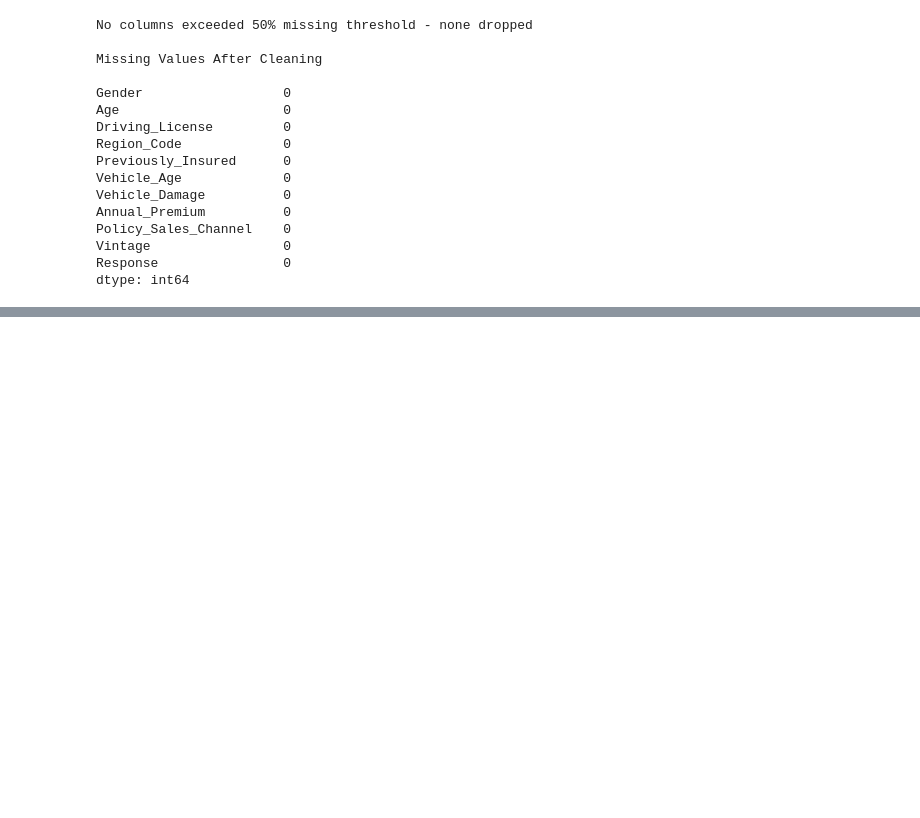
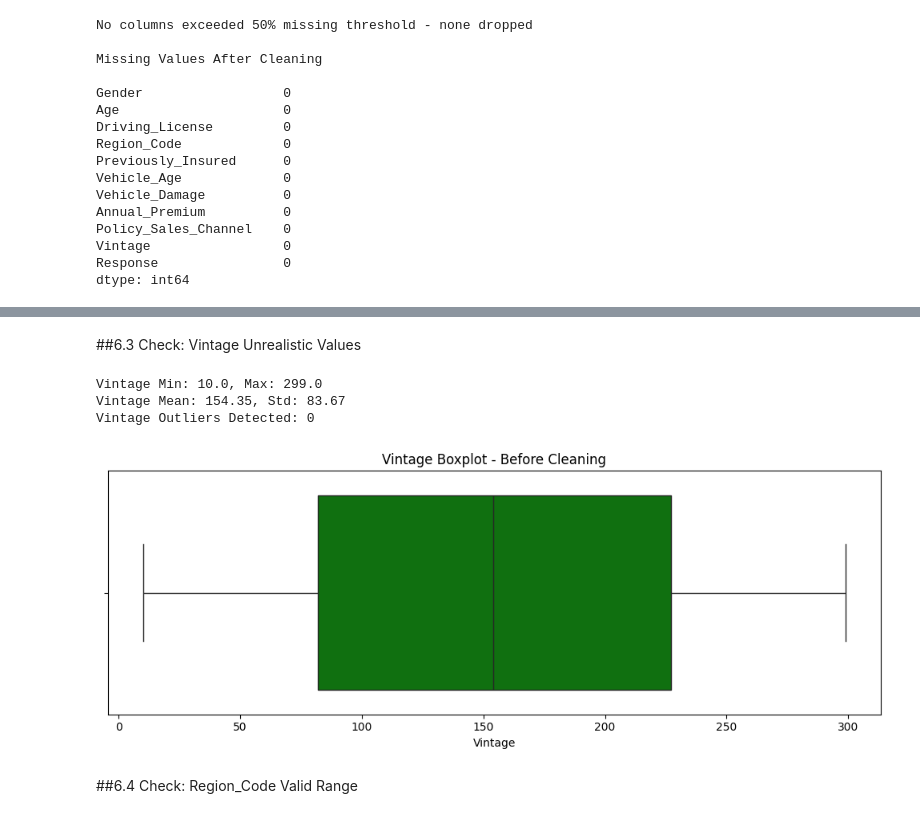
Before and after one commit to unsajamil/Dataset, a Jupyter notebook: Untitled1.ipynb, the cells around one changed output, grey strips where cells are left out. Saved outputs shown, nothing was run; the diff lists cells and outputs as text; code cells hidden in the pictures; blank space fills up the shorter version.

```diff
--- a/Untitled1.ipynb
+++ b/Untitled1.ipynb
@@ -297,0 +443,24 @@ dtype: int64
+# %% [markdown]
+##6.3 Check: Vintage Unrealistic Values
+# %%
+print(f"Vintage Min: {df['Vintage'].min()}, Max: {df['Vintage'].max()}")
+print(f"Vintage Mean: {df['Vintage'].mean():.2f}, Std: {df['Vintage'].std():.2f}")
+
+Q1 = df['Vintage'].quantile(0.25)
+Q3 = df['Vintage'].quantile(0.75)
+IQR = Q3 - Q1
+vintage_outliers = df[(df['Vintage'] < (Q1 - 1.5 * IQR)) | (df['Vintage'] > (Q3 + 1.5 * IQR))]
+print(f"Vintage Outliers Detected: {len(vintage_outliers)}")
+
+plt.figure(figsize=(10, 4))
+sns.boxplot(x=df['Vintage'], color='green')
+plt.title('Vintage Boxplot - Before Cleaning')
+plt.tight_layout()
+plt.show()
+# %% [output]
+Vintage Min: 10.0, Max: 299.0
+Vintage Mean: 154.35, Std: 83.67
+Vintage Outliers Detected: 0
+[figure, added]
+# %% [markdown]
+##6.4 Check: Region_Code Valid Range
```
Also changed, not shown: parts of 54 cells of this notebook.
